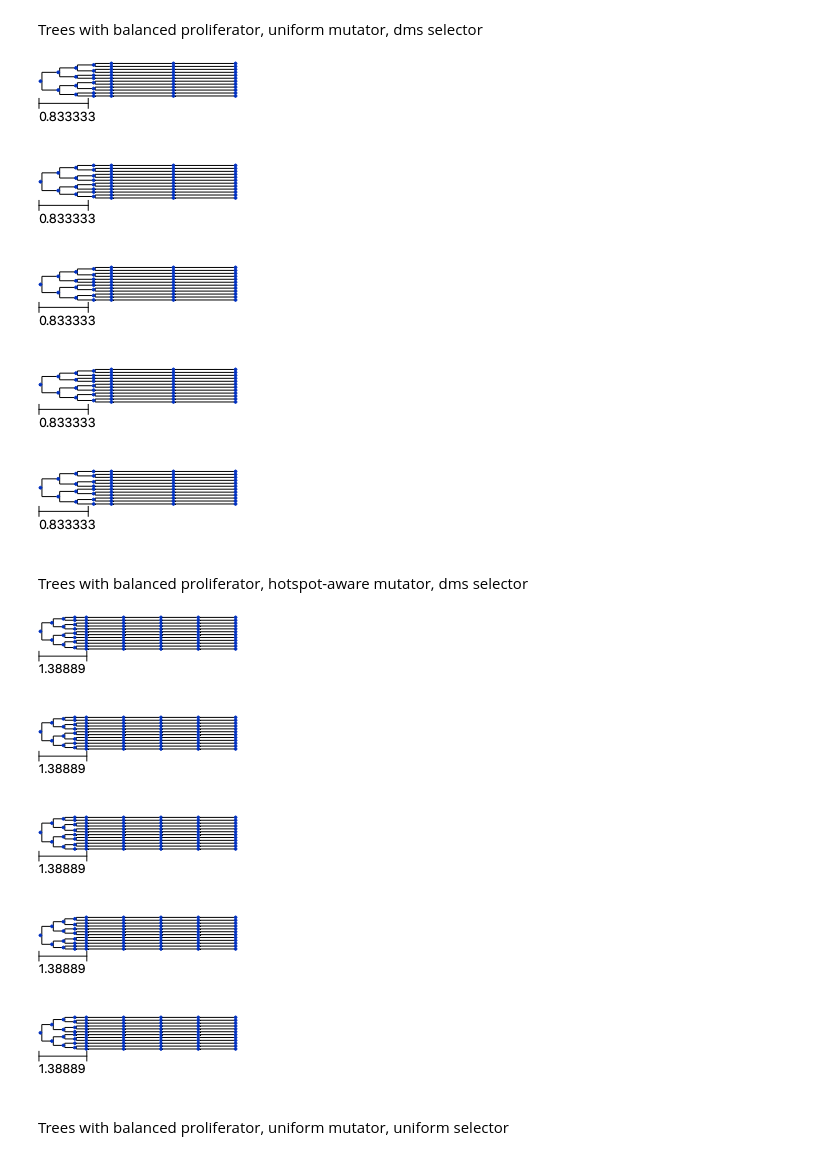
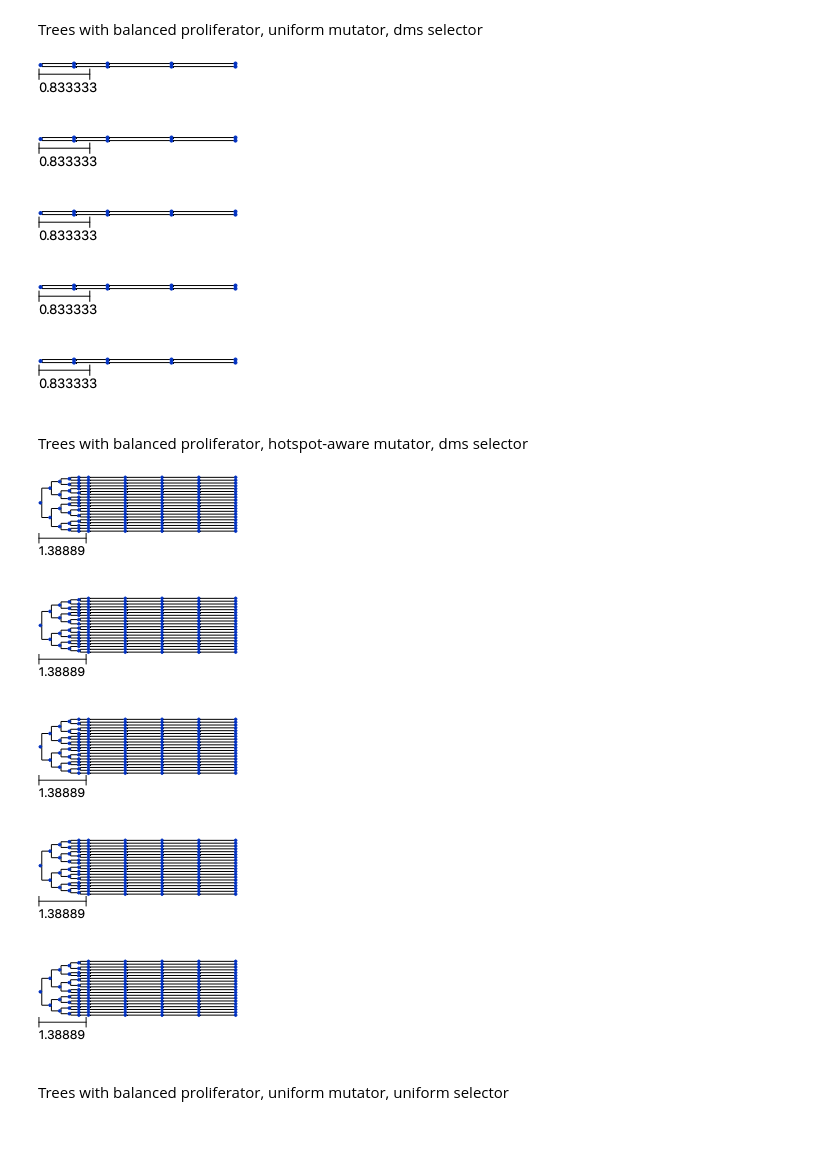
Before and after one commit to matsengrp/gcdyn, a Jupyter notebook: notebooks/trees_with_replay_fitness.ipynb, the cells around one changed output. Cells and saved outputs as stored; diff of their text form; code cells hidden in the pictures.

```diff
--- a/notebooks/trees_with_replay_fitness.ipynb
+++ b/notebooks/trees_with_replay_fitness.ipynb
@@ -21,35 +21,35 @@ seqs = [
 Trees with balanced proliferator, uniform mutator, dms selector
 # %%
 tree_renders = []
-dms_cell_div_selector = gcdyn.cycles.DMSSelector(slope=3.7, y_intercept=0)
+dms_cell_div_selector = gcdyn.cycles.DMSSelector(slope=1.32, y_intercept=0)
 uniform_mutator = gcdyn.cycles.UniformMutator()
 
 for i in range(len(seqs)):
     seq = seqs[i]
     gc = GC(
         seq,
         cell_div_balanced_proliferator,
         uniform_mutator,
         dms_cell_div_selector,
         N0=1,
         Nmax=50,
     )
     gc.simulate(3, enforce_timescale=True)
     tree_renders.append(gc.tree.render("%%inline", w=200))
 
 for render in tree_renders:
     display(render)
 # %% [output]
-[figure, old version]
+[figure, new version]
-[figure, old version]
+[figure, new version]
-[figure, old version]
+[figure, new version]
-[figure, old version]
+[figure, new version]
-[figure, old version]
+[figure, new version]
 # %% [markdown]
 Trees with balanced proliferator, hotspot-aware mutator, dms selector
 # %%
 tree_renders = []
-dms_cell_div_selector = gcdyn.cycles.DMSSelector(slope=3.7, y_intercept=0)
+dms_cell_div_selector = gcdyn.cycles.DMSSelector(slope=4.37, y_intercept=0)
 fivemer_mutator = gcdyn.cycles.FivemerMutator(
     mutability_csv="MK_RS5NF_mutability.csv",
     substitution_csv="MK_RS5NF_substitution.csv",
@@ -70,11 +70,11 @@ for i in range(len(seqs)):
 for render in tree_renders:
     display(render)
 # %% [output]
-[figure, old version]
+[figure, new version]
-[figure, old version]
+[figure, new version]
-[figure, old version]
+[figure, new version]
-[figure, old version]
+[figure, new version]
-[figure, old version]
+[figure, new version]
 # %% [markdown]
  Trees with balanced proliferator, uniform mutator, uniform selector
 # %%
```
Also changed, not shown: parts of 10 cells of this notebook, 2 other files.
